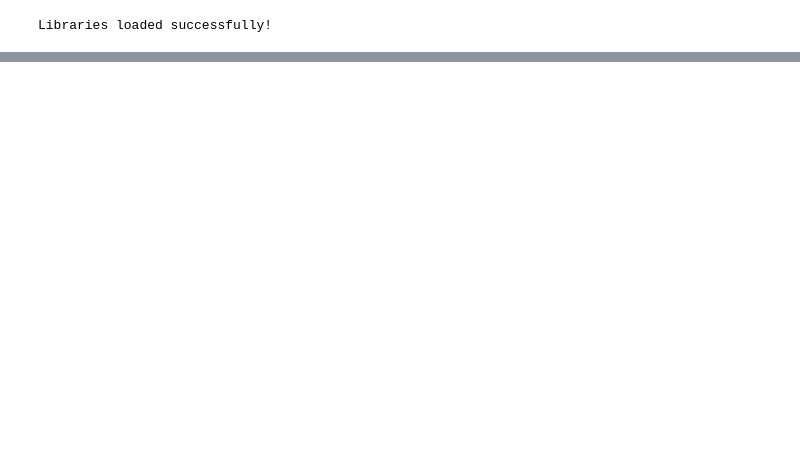
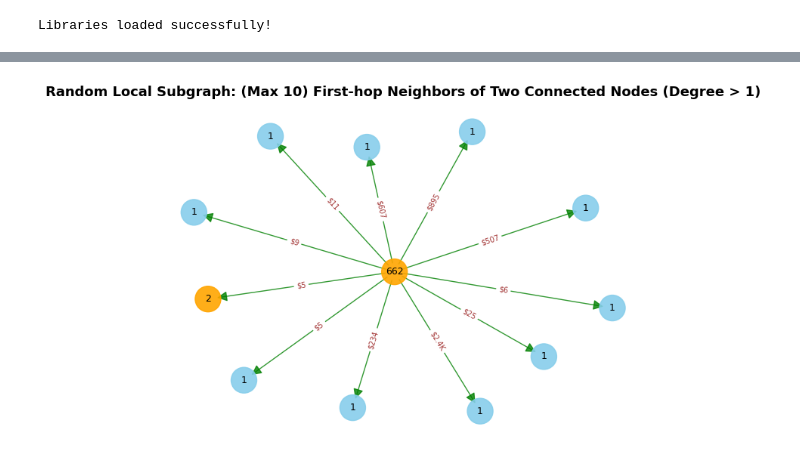
Before and after one commit to devin-gupta/cs224w-graph-transformers, a Jupyter notebook: analysis/ethereum_exploration.ipynb, the cells around one changed output, grey strips where cells are left out. Cells and saved outputs as stored; diff of their text form; code cells hidden in the pictures; blank space fills up the shorter version.

```diff
--- a/analysis/ethereum_exploration.ipynb
+++ b/analysis/ethereum_exploration.ipynb
@@ -1036,0 +235,76 @@ Most active day for edges: Day 30
+# %%
+import random
+
+# Current ETH price in USD
+ETH_PRICE_USD = 3040
+WEI_PRICE_ETH = 10**(-18)
+
+# Count subgraphs (edge pairs) with two connected nodes both having degree > 2
+edges_deg_gt_2 = [
+    (u, v) for u, v in G.edges()
+    if G.degree(u) > 2 and G.degree(v) > 2
+]
+num_subgraphs_deg_gt_2 = len(edges_deg_gt_2)
+print(f"Number of subgraphs with two connected nodes (degree > 2): {num_subgraphs_deg_gt_2}")
+
+# Count subgraphs (edge pairs) with two connected nodes both having degree > 1
+edges_deg_gt_1 = [
+    (u, v) for u, v in G.edges()
+    if G.degree(u) > 1 and G.degree(v) > 1
+]
+num_subgraphs_deg_gt_1 = len(edges_deg_gt_1)
+print(f"Number of subgraphs with two connected nodes (degree > 1): {num_subgraphs_deg_gt_1}")
+
+# Display a subgraph: randomly select one eligible edge, show neighbors
+if edges_deg_gt_1:
+    node1, node2 = random.choice(edges_deg_gt_1)  # Pick a random eligible edge each run
+
+    # Print the names (hashes) of the two selected nodes
+    print(f"Selected nodes for subgraph visualization:\n  node1: {node1}\n  node2: {node2}")
+
+    # Get up to 10 first-hop neighbors of each node (excluding the other node)
+    neighbors_1 = set(list(n for n in G.neighbors(node1) if n != node2)[:10])
+    neighbors_2 = set(list(n for n in G.neighbors(node2) if n != node1)[:10])
+    local_nodes = {node1, node2} | neighbors_1 | neighbors_2
+    subgraph = G.subgraph(local_nodes)
+    pos = nx.spring_layout(subgraph, seed=42)
+
+    plt.figure(figsize=(7, 5))
+
+    default_size = 600
+    # Highlight main two nodes
+    node_colors = []
+    for node in subgraph.nodes():
+        if node in (node1, node2):
+            node_colors.append('orange')
+        else:
+            node_colors.append('skyblue')
+    nx.draw_networkx_nodes(subgraph, pos, node_size=default_size, node_color=node_colors, alpha=0.9)
+    nx.draw_networkx_edges(subgraph, pos, alpha=0.8, edge_color='green', arrows=True, arrowsize=20)
+
+    # Label nodes with their degree in the full graph
+    labels = {node: f"{G.degree(node)}" for node in subgraph.nodes()}
+    nx.draw_networkx_labels(subgraph, pos, labels, font_size=9)
+
+    # Add edge weight labels (total value in USD)
+    edge_labels = {}
+    for u, v in subgraph.edges():
+        if subgraph.has_edge(u, v):
+            edge_data = subgraph[u][v]
+            total_value_eth = edge_data.get('total_value', 0)
+            total_value_usd = total_value_eth * ETH_PRICE_USD * WEI_PRICE_ETH
+            # Format: show USD value, rounded to 2 decimal places
+            if total_value_usd >= 1000:
+                edge_labels[(u, v)] = f"${total_value_usd/1000:.1f}K"
+            else:
+                edge_labels[(u, v)] = f"${total_value_usd:.0f}"
+
+    nx.draw_networkx_edge_labels(subgraph, pos, edge_labels, font_size=7, font_color='darkred', alpha=0.8)
+
+    plt.title('Random Local Subgraph: (Max 10) First-hop Neighbors of Two Connected Nodes (Degree > 1)', fontsize=13, fontweight='bold')
+    plt.axis('off')
+    plt.tight_layout()
+    plt.show()
+else:
+    print("No edges found connecting nodes with degree > 1")
+# %% [output]
@@ -1036,0 +316 @@ Most active day for edges: Day 30
+[figure, added]
```
Also changed, not shown: parts of 21 cells of this notebook, 2 other files.
